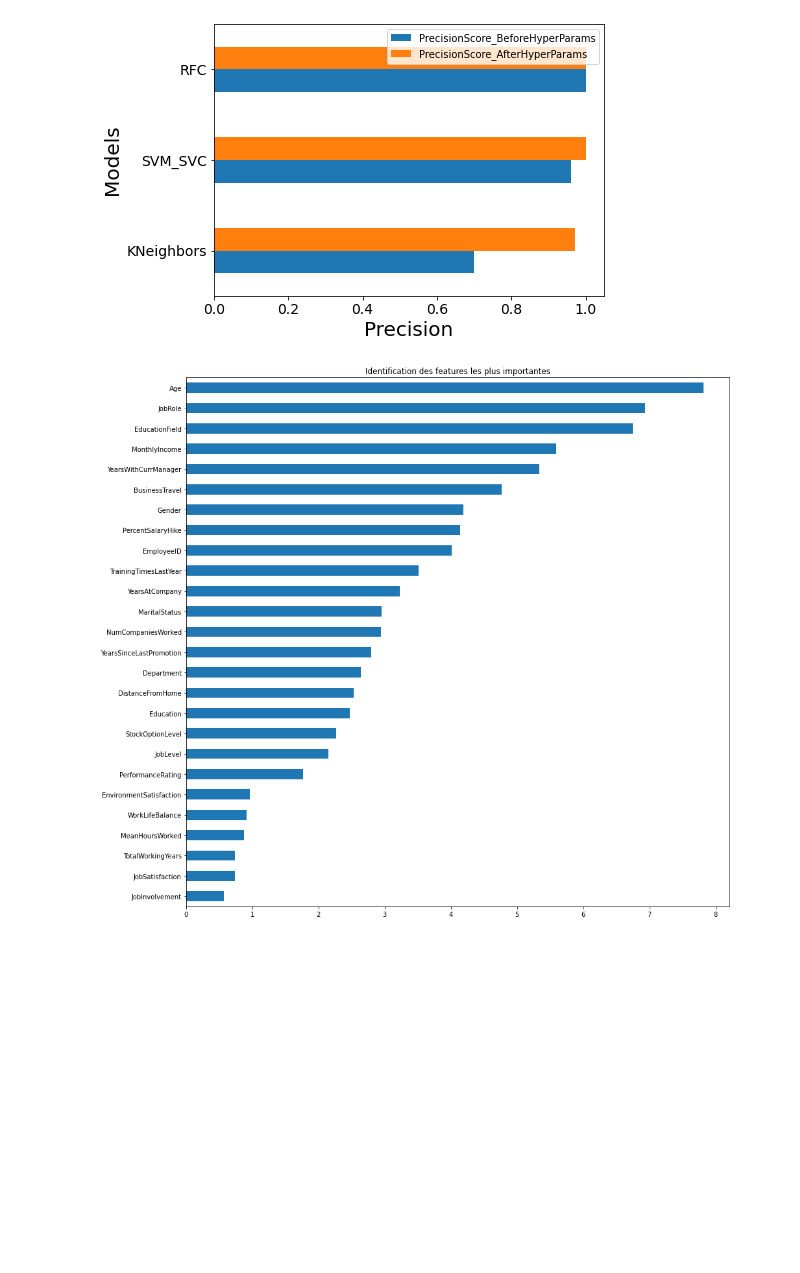
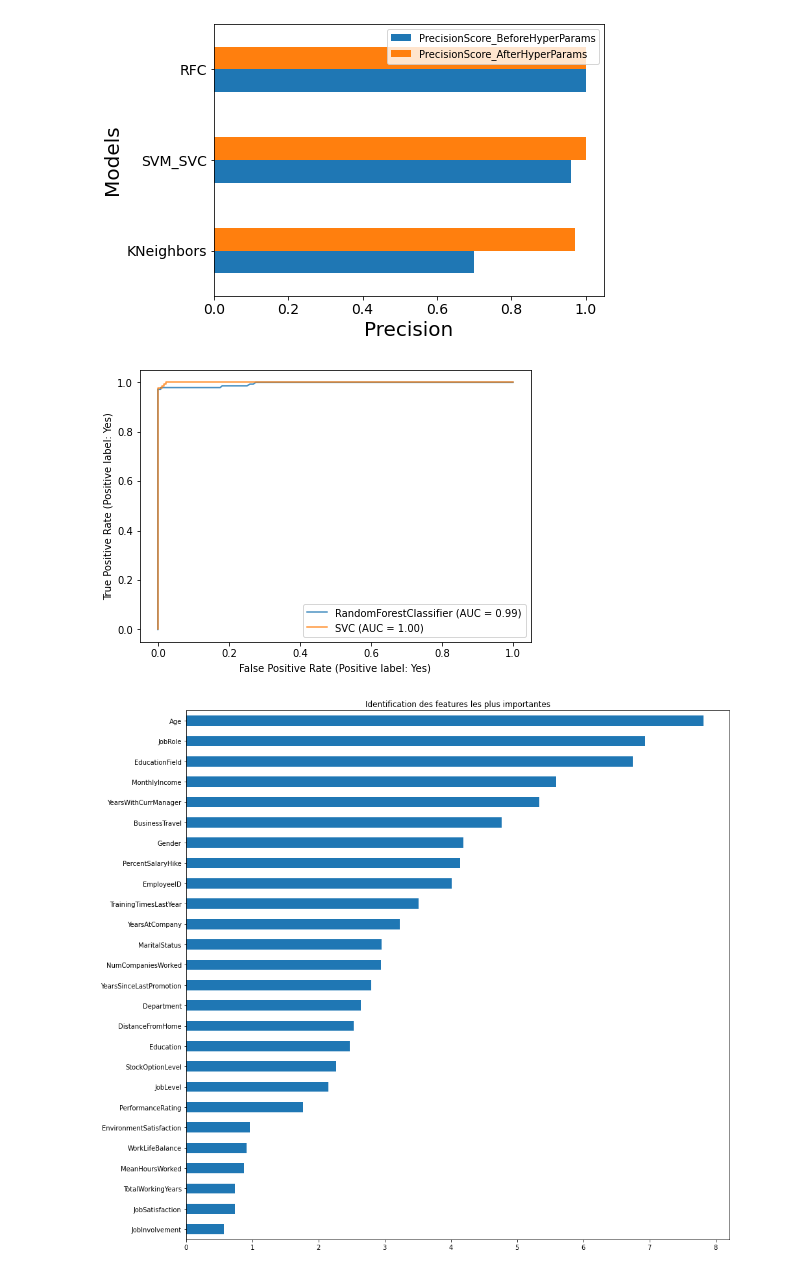
Before and after one commit to Killian-drh/Projet-HR-Analysis, a Jupyter notebook: NT_Projet_IA.ipynb, the cells around one changed output. Saved outputs shown, nothing was run; the diff lists cells and outputs as text; code cells hidden in the pictures; blank space fills up the shorter version.

```diff
--- a/NT_Projet_IA.ipynb
+++ b/NT_Projet_IA.ipynb
@@ -1068,6 +1068,15 @@ plt.yticks(fontsize=14)
 plt.show()
 # %% [output]
 [figure]
+# %%
+from sklearn.metrics import plot_roc_curve
+
+ax = plt.gca()
+rfc_disp = plot_roc_curve(best_model_rfc, X_test, y_test, ax=ax, alpha=0.8)
+svc_disp.plot(ax=ax, alpha=0.8)
+plt.show()
+# %% [output]
+[figure, added]
 # %%
 best_model_rfc.predict(X_test)
 
```
